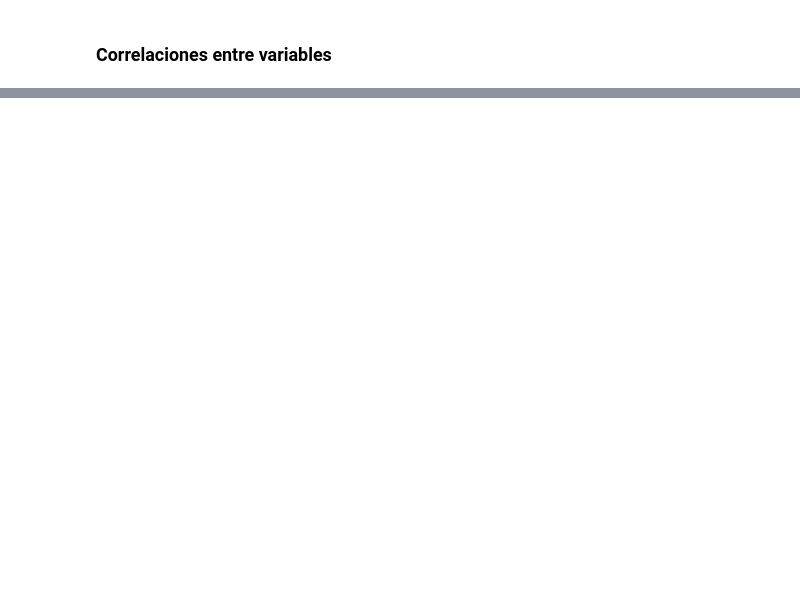
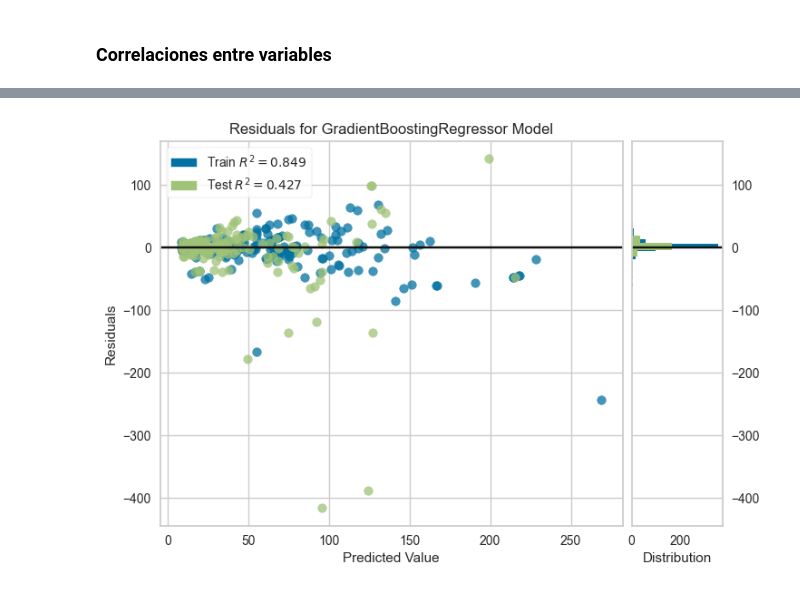
Before and after one commit to AlbaBoga/DataAnalyticsPorfolio, a Jupyter notebook: Project_Titanic/Project_Titanic.ipynb, the cells around one changed output, grey strips where cells are left out. Drawn from its saved outputs; the diff is of its cells as text; code cells hidden in the pictures; blank space fills up the shorter version.

```diff
--- a/Project_Titanic/Project_Titanic.ipynb
+++ b/Project_Titanic/Project_Titanic.ipynb
@@ -690,0 +1294,3 @@ fig16.show()
+# %%
+plot_model(tuned_gbr)
+# %% [output]
@@ -690,0 +1298 @@ fig16.show()
+[figure, added]
```
Also changed, not shown: parts of 79 cells of this notebook.
